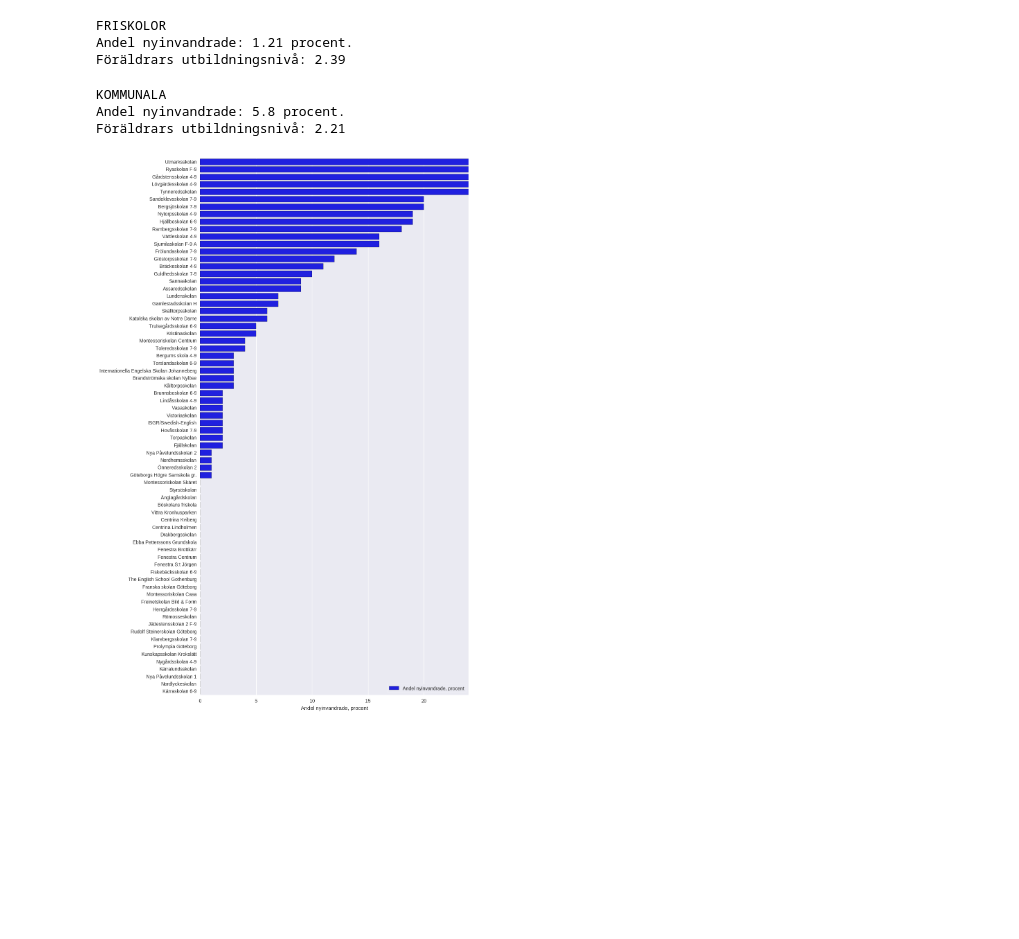
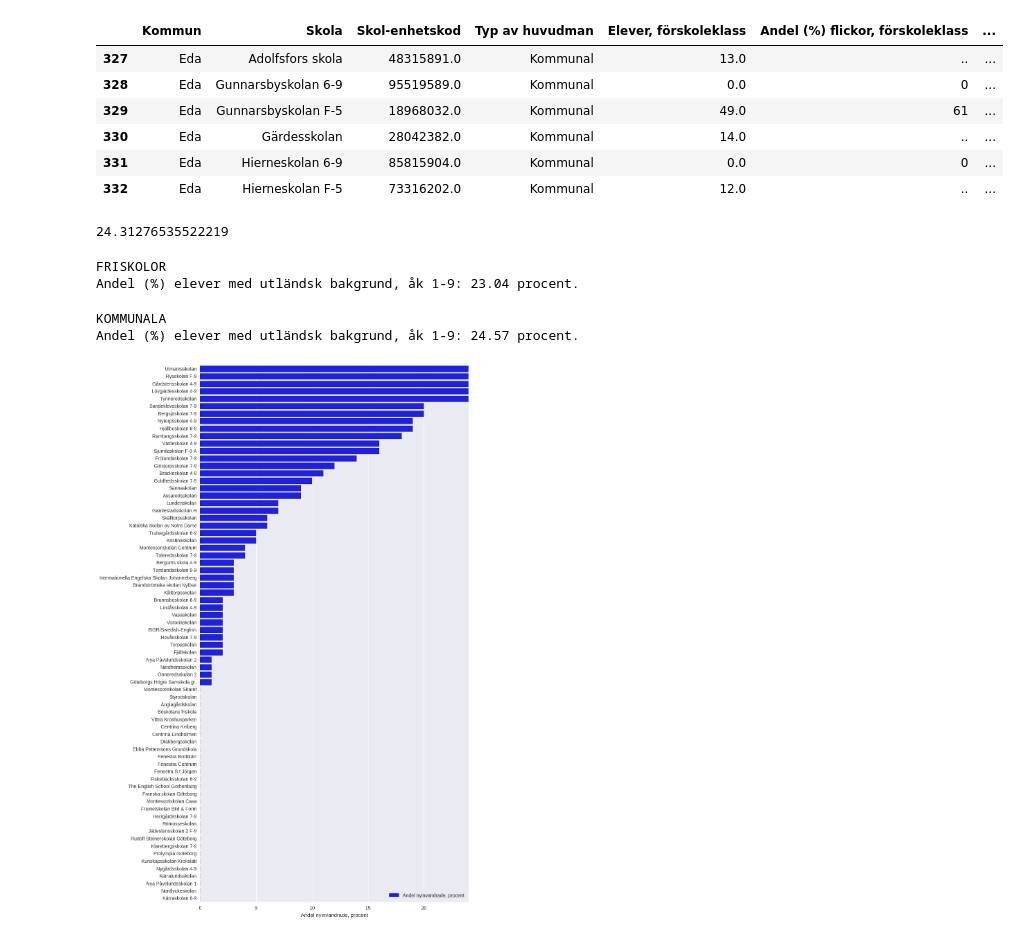
Before and after one commit to christopherkullenberg/opendatanotebooks, a Jupyter notebook: skolverketdata.ipynb, the cells around one changed output. Saved outputs shown, nothing was run; the diff lists cells and outputs as text; code cells hidden in the pictures; blank space fills up the shorter version.

```diff
--- a/skolverketdata.ipynb
+++ b/skolverketdata.ipynb
@@ -36,23 +61,35 @@ df["Andel (%) nyinvandrade"].mean()
+# %%
+df[df['Kommun'] == "Eda"]
+# %% [output]
+|  | Kommun | Skola | Skol-enhetskod | Typ av huvudman | Elever, förskoleklass | Andel (%) flickor, förskoleklass | ... |
+| 327 | Eda | Adolfsfors skola | 48315891.0 | Kommunal | 13.0 | .. | ... |
+| 328 | Eda | Gunnarsbyskolan 6-9 | 95519589.0 | Kommunal | 0.0 | 0 | ... |
+| 329 | Eda | Gunnarsbyskolan F-5 | 18968032.0 | Kommunal | 49.0 | 61 | ... |
+| 330 | Eda | Gärdesskolan | 28042382.0 | Kommunal | 14.0 | .. | ... |
+| 331 | Eda | Hierneskolan 6-9 | 85815904.0 | Kommunal | 0.0 | 0 | ... |
+| 332 | Eda | Hierneskolan F-5 | 73316202.0 | Kommunal | 12.0 | .. | ... |
+# %%
+df["Andel (%) elever med utländsk bakgrund, åk 1-9"].mean()
+# %% [output]
+24.31276535522219
+# %%
+# Friskola = private school
+friskola = df.loc[df["Typ av huvudman"] == "Enskild"]
+print("FRISKOLOR")
+print("Andel (%) elever med utländsk bakgrund, åk 1-9: " + str(round(friskola["Andel (%) elever med utländsk bakgrund, åk 1-9"].mean(), 2)) + " procent.")
+#print("Andel (%) elever med föräldrar med eftergymnasial utb., åk 1-9: " + str(round(friskola["Andel (%) elever med föräldrar med eftergymnasial utb., åk 1-9"].mean(), 2)))
+# %% [output]
+FRISKOLOR
+Andel (%) elever med utländsk bakgrund, åk 1-9: 23.04 procent.
 # %%
-# Friskola = private school
-friskola = df.loc[df["Huvudman"] == "Fristående"]
-print("FRISKOLOR")
-print("Andel nyinvandrade: " + str(round(friskola["Andel (%) nyinvandrade"].mean(), 2)) + " procent.")
-print("Föräldrars utbildningsnivå: " + str(round(friskola["Föräldrarnas genomsnittliga utb.nivå"].mean(), 2)))
+# Kommunal = public school
+kommunal = df.loc[df["Typ av huvudman"] == "Kommunal"]
+print("KOMMUNALA")
+print("Andel (%) elever med utländsk bakgrund, åk 1-9: " + str(round(kommunal["Andel (%) elever med utländsk bakgrund, åk 1-9"].mean(), 2)) + " procent.")
+#print("Föräldrars utbildningsnivå: " + str(round(kommunal["Föräldrarnas genomsnittliga utb.nivå"].mean(), 2)))
 # %% [output]
-FRISKOLOR
-Andel nyinvandrade: 1.21 procent.
-Föräldrars utbildningsnivå: 2.39
+KOMMUNALA
+Andel (%) elever med utländsk bakgrund, åk 1-9: 24.57 procent.
-# %%
-# Kommunal = public school
-kommunal = df.loc[df["Huvudman"] == "Kommunal"]
-print("KOMMUNALA")
-print("Andel nyinvandrade: " + str(round(kommunal["Andel (%) nyinvandrade"].mean(), 2)) + " procent.")
-print("Föräldrars utbildningsnivå: " + str(round(kommunal["Föräldrarnas genomsnittliga utb.nivå"].mean(), 2)))
-# %% [output]
-KOMMUNALA
-Andel nyinvandrade: 5.8 procent.
-Föräldrars utbildningsnivå: 2.21
 # %%
 gbg = df.loc[df['Kommun'] == "Göteborg"].sort_values("Andel (%) nyinvandrade", ascending=False)
 #gbg
```
Also changed, not shown: parts of 9 cells of this notebook, 3 other files.
